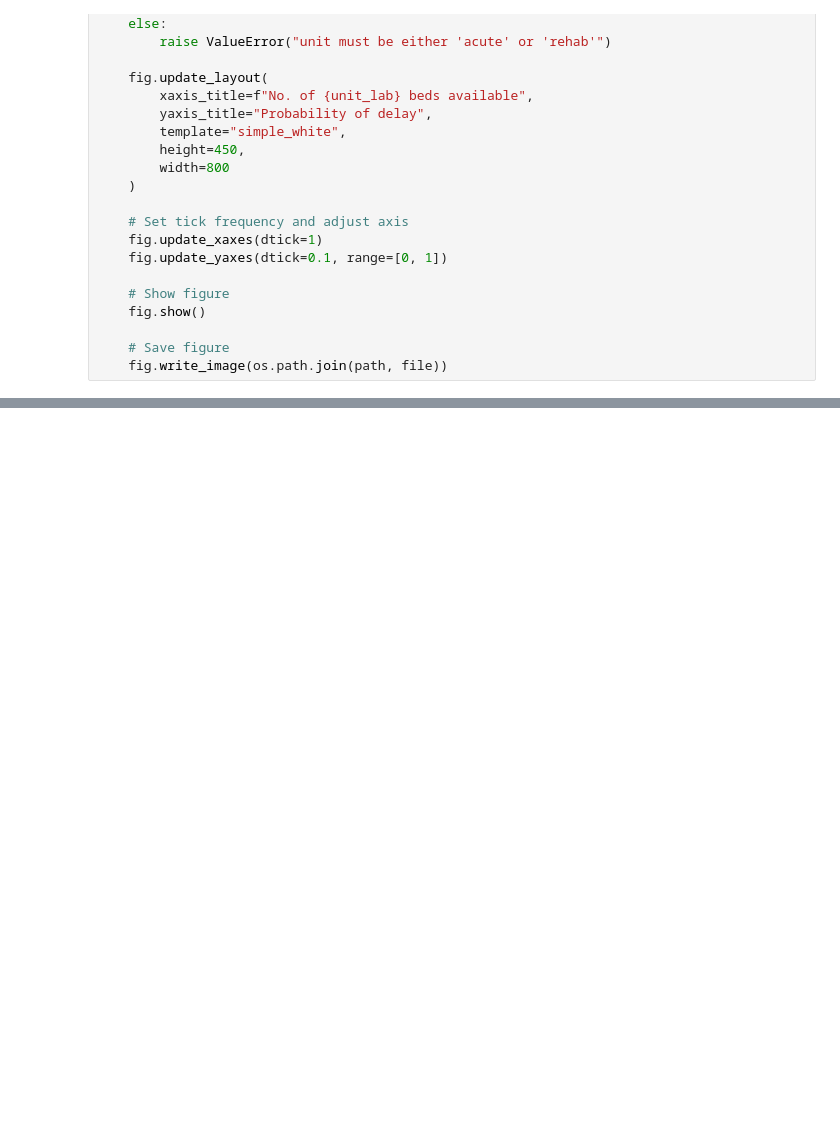
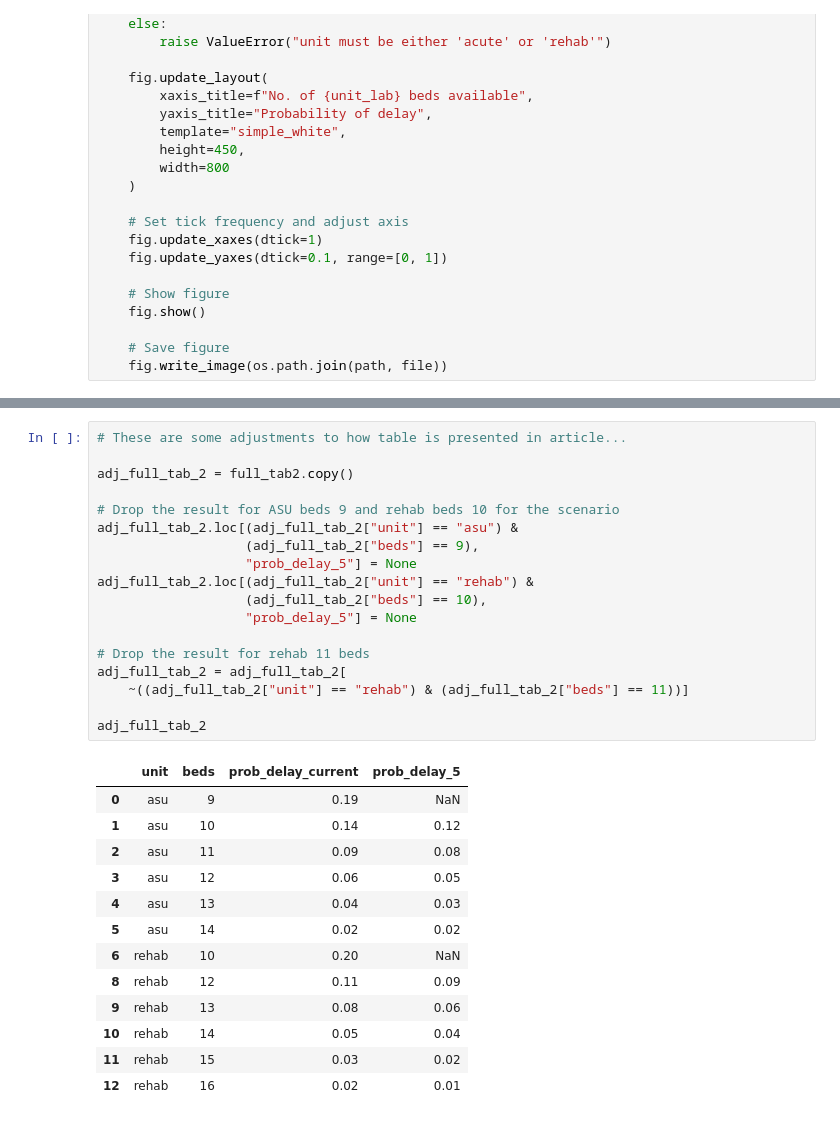
Before and after one commit to pythonhealthdatascience/pydesrap_stroke, a Jupyter notebook: notebooks/analysis.ipynb, the cells around one changed output, grey strips where cells are left out. Saved outputs shown, nothing was run; the diff lists cells and outputs as text; blank space fills up the shorter version.

```diff
--- a/notebooks/analysis.ipynb
+++ b/notebooks/analysis.ipynb
@@ -201,0 +374,32 @@ plot_delay_prob(overall_results["rehab"], unit="rehab",
+# %%
+# These are some adjustments to how table is presented in article...
+
+adj_full_tab_2 = full_tab2.copy()
+
+# Drop the result for ASU beds 9 and rehab beds 10 for the scenario
+adj_full_tab_2.loc[(adj_full_tab_2["unit"] == "asu") &
+                   (adj_full_tab_2["beds"] == 9),
+                   "prob_delay_5"] = None
+adj_full_tab_2.loc[(adj_full_tab_2["unit"] == "rehab") &
+                   (adj_full_tab_2["beds"] == 10),
+                   "prob_delay_5"] = None
+
+# Drop the result for rehab 11 beds
+adj_full_tab_2 = adj_full_tab_2[
+    ~((adj_full_tab_2["unit"] == "rehab") & (adj_full_tab_2["beds"] == 11))]
+
+adj_full_tab_2
+# %% [output]
+|  | unit | beds | prob_delay_current | prob_delay_5 |
+| 0 | asu | 9 | 0.19 | NaN |
+| 1 | asu | 10 | 0.14 | 0.12 |
+| 2 | asu | 11 | 0.09 | 0.08 |
+| 3 | asu | 12 | 0.06 | 0.05 |
+| 4 | asu | 13 | 0.04 | 0.03 |
+| 5 | asu | 14 | 0.02 | 0.02 |
+| 6 | rehab | 10 | 0.20 | NaN |
+| 8 | rehab | 12 | 0.11 | 0.09 |
+| 9 | rehab | 13 | 0.08 | 0.06 |
+| 10 | rehab | 14 | 0.05 | 0.04 |
+| 11 | rehab | 15 | 0.03 | 0.02 |
+| 12 | rehab | 16 | 0.02 | 0.01 |
```
Also changed, not shown: parts of 13 cells of this notebook.
